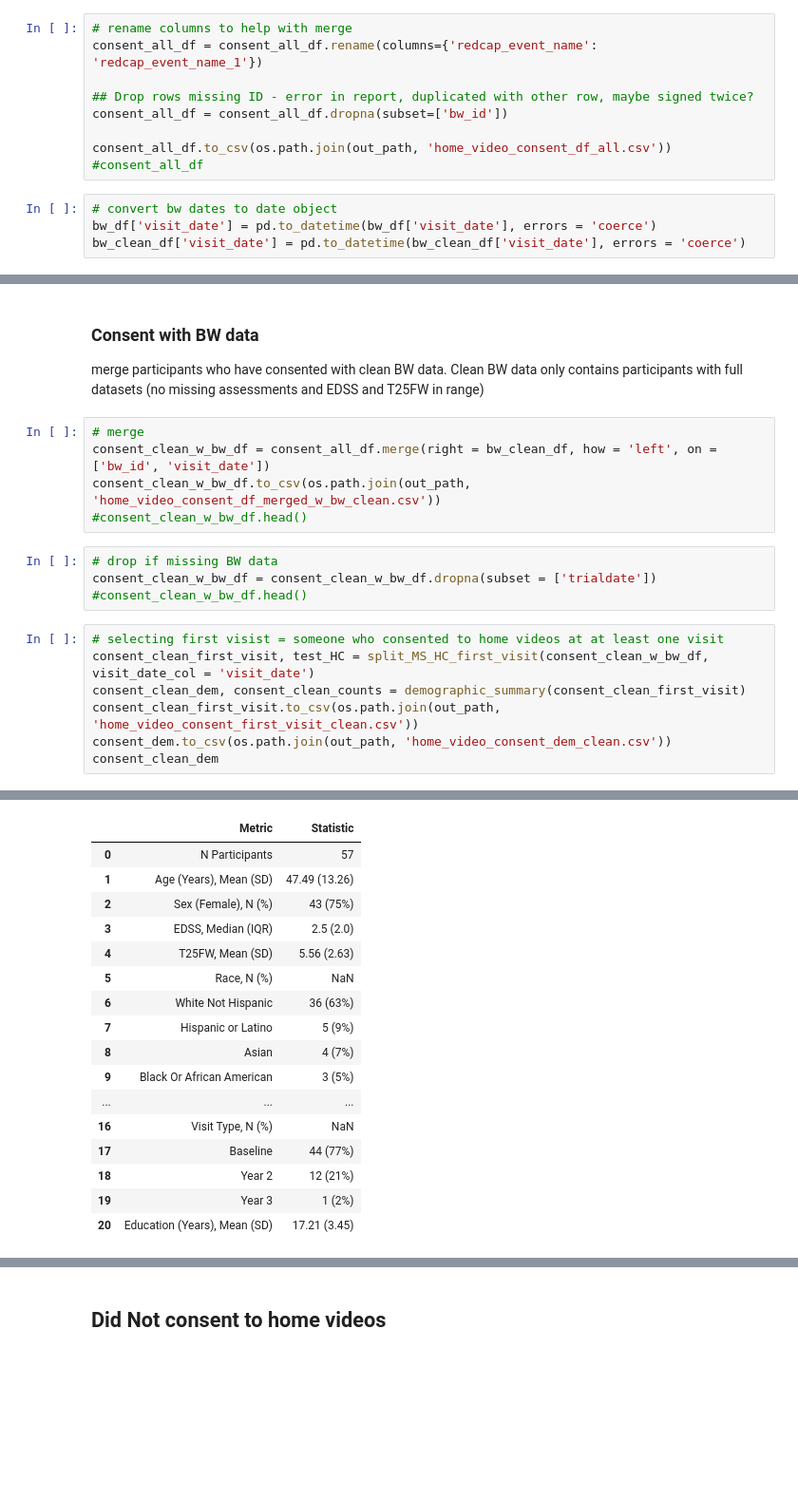
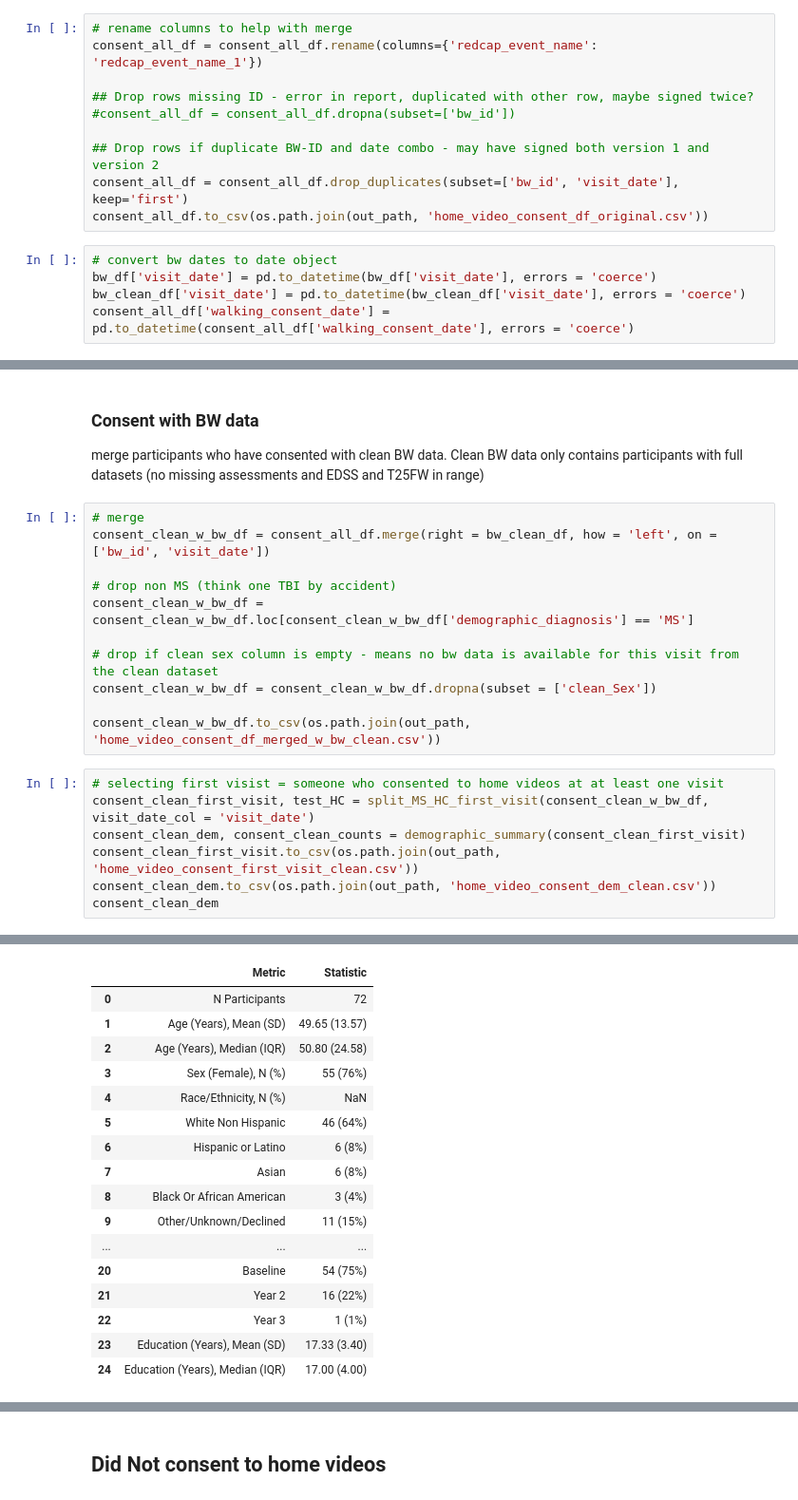
Before and after one commit to UCSF-MSLAB/HomeVideoAnalysis, a Jupyter notebook: megan_sandbox/gait_metric_analysis/004_zeno_home_demographics.ipynb, the cells around one changed output, grey strips where cells are left out. Shown at 95% size. Saved outputs shown, nothing was run; the diff lists cells and outputs as text; blank space fills up the shorter version.

```diff
--- a/megan_sandbox/gait_metric_analysis/004_zeno_home_demographics.ipynb
+++ b/megan_sandbox/gait_metric_analysis/004_zeno_home_demographics.ipynb
@@ -652,14 +725,16 @@ consent_all_df = pd.concat([consent_base_v1_df,
 consent_all_df = consent_all_df.rename(columns={'redcap_event_name': 'redcap_event_name_1'})
 
 ## Drop rows missing ID - error in report, duplicated with other row, maybe signed twice?
-consent_all_df = consent_all_df.dropna(subset=['bw_id'])
+#consent_all_df = consent_all_df.dropna(subset=['bw_id'])
 
-consent_all_df.to_csv(os.path.join(out_path, 'home_video_consent_df_all.csv'))
-#consent_all_df
+## Drop rows if duplicate BW-ID and date combo - may have signed both version 1 and version 2
+consent_all_df = consent_all_df.drop_duplicates(subset=['bw_id', 'visit_date'], keep='first')
+consent_all_df.to_csv(os.path.join(out_path, 'home_video_consent_df_original.csv'))
 # %%
 # convert bw dates to date object
 bw_df['visit_date'] = pd.to_datetime(bw_df['visit_date'], errors = 'coerce')
 bw_clean_df['visit_date'] = pd.to_datetime(bw_clean_df['visit_date'], errors = 'coerce')
+consent_all_df['walking_consent_date'] = pd.to_datetime(consent_all_df['walking_consent_date'], errors = 'coerce')
 # %%
 # merge bw_df with consented
 consent_all_w_bw_df = consent_all_df.merge(right = bw_df, how = 'left', on = ['bw_id', 'visit_date'])
@@ -720,18 +800,20 @@ merge participants who have consented with clean BW data. Clean BW data only con
 # %%
 # merge
 consent_clean_w_bw_df = consent_all_df.merge(right = bw_clean_df, how = 'left', on = ['bw_id', 'visit_date'])
+
+# drop non MS (think one TBI by accident)
+consent_clean_w_bw_df = consent_clean_w_bw_df.loc[consent_clean_w_bw_df['demographic_diagnosis'] == 'MS']
+
+# drop if clean sex column is empty - means no bw data is available for this visit from the clean dataset
+consent_clean_w_bw_df = consent_clean_w_bw_df.dropna(subset = ['clean_Sex'])
+
 consent_clean_w_bw_df.to_csv(os.path.join(out_path, 'home_video_consent_df_merged_w_bw_clean.csv'))
-#consent_clean_w_bw_df.head()
-# %%
-# drop if missing BW data
-consent_clean_w_bw_df = consent_clean_w_bw_df.dropna(subset = ['trialdate'])
-#consent_clean_w_bw_df.head()
 # %%
 # selecting first visist = someone who consented to home videos at at least one visit
 consent_clean_first_visit, test_HC = split_MS_HC_first_visit(consent_clean_w_bw_df, visit_date_col = 'visit_date')
 consent_clean_dem, consent_clean_counts = demographic_summary(consent_clean_first_visit)
 consent_clean_first_visit.to_csv(os.path.join(out_path, 'home_video_consent_first_visit_clean.csv'))
-consent_dem.to_csv(os.path.join(out_path, 'home_video_consent_dem_clean.csv'))
+consent_clean_dem.to_csv(os.path.join(out_path, 'home_video_consent_dem_clean.csv'))
 consent_clean_dem
 # %% [output]
 total unique bw_ids in df
@@ -757,17 +837,17 @@ HC df count bw_id rows with data
 |  | Metric | Statistic |
-| 0 | N Participants | 57 |
-| 1 | Age (Years), Mean (SD) | 47.49 (13.26) |
-| 2 | Sex (Female), N (%) | 43 (75%) |
-| 3 | EDSS, Median (IQR) | 2.5 (2.0) |
-| 4 | T25FW, Mean (SD) | 5.56 (2.63) |
-| 5 | Race, N (%) | NaN |
-| 6 | White Not Hispanic | 36 (63%) |
-| 7 | Hispanic or Latino | 5 (9%) |
-| 8 | Asian | 4 (7%) |
-| 9 | Black Or African American | 3 (5%) |
+| 0 | N Participants | 72 |
+| 1 | Age (Years), Mean (SD) | 49.65 (13.57) |
+| 2 | Age (Years), Median (IQR) | 50.80 (24.58) |
+| 3 | Sex (Female), N (%) | 55 (76%) |
+| 4 | Race/Ethnicity, N (%) | NaN |
+| 5 | White Non Hispanic | 46 (64%) |
+| 6 | Hispanic or Latino | 6 (8%) |
+| 7 | Asian | 6 (8%) |
+| 8 | Black Or African American | 3 (4%) |
+| 9 | Other/Unknown/Declined | 11 (15%) |
 | ... | ... | ... |
-| 16 | Visit Type, N (%) | NaN |
-| 17 | Baseline | 44 (77%) |
-| 18 | Year 2 | 12 (21%) |
-| 19 | Year 3 | 1 (2%) |
-| 20 | Education (Years), Mean (SD) | 17.21 (3.45) |
+| 20 | Baseline | 54 (75%) |
+| 21 | Year 2 | 16 (22%) |
+| 22 | Year 3 | 1 (1%) |
+| 23 | Education (Years), Mean (SD) | 17.33 (3.40) |
+| 24 | Education (Years), Median (IQR) | 17.00 (4.00) |
```
Also changed, not shown: parts of 40 cells of this notebook, 22 other files.
